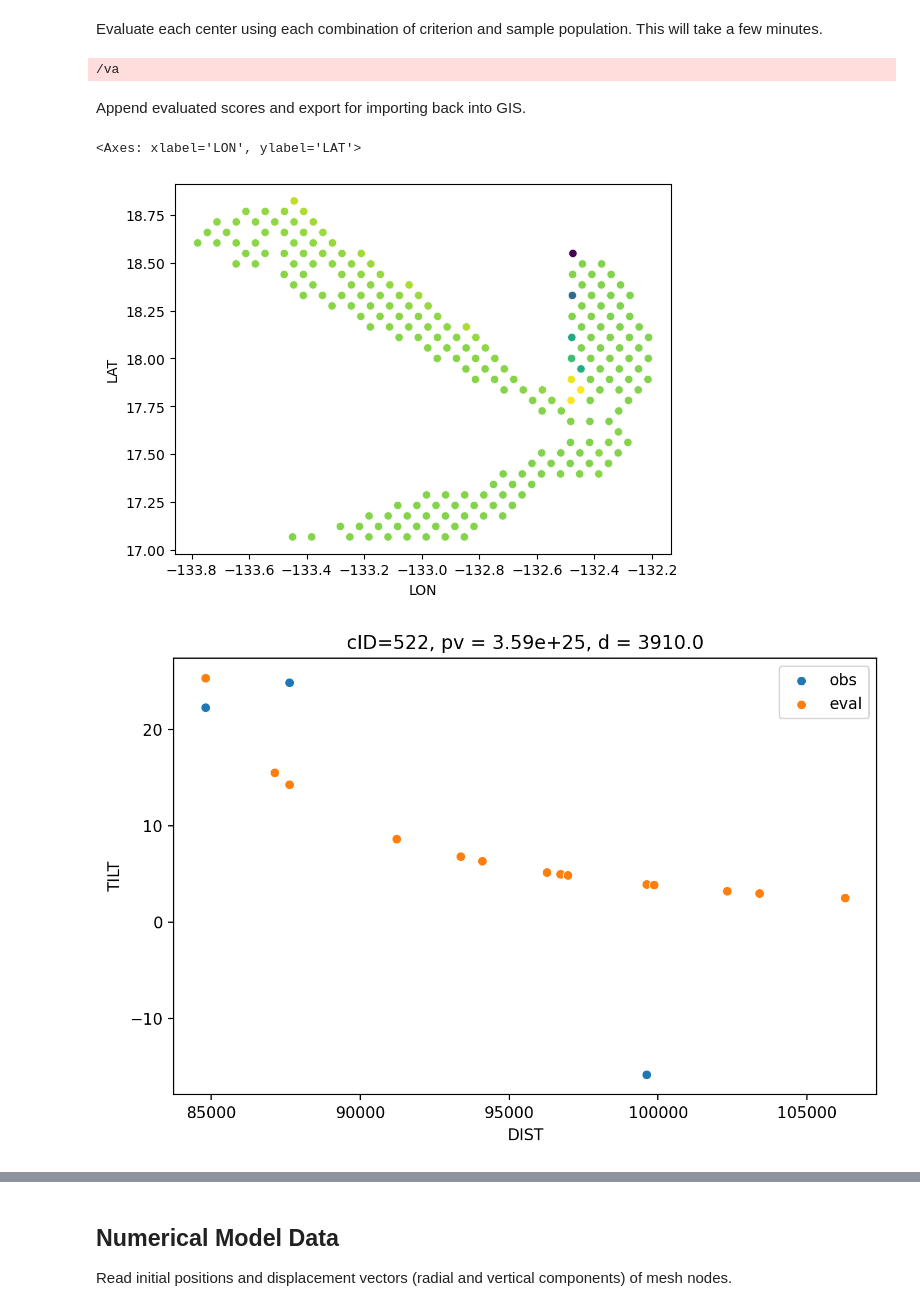
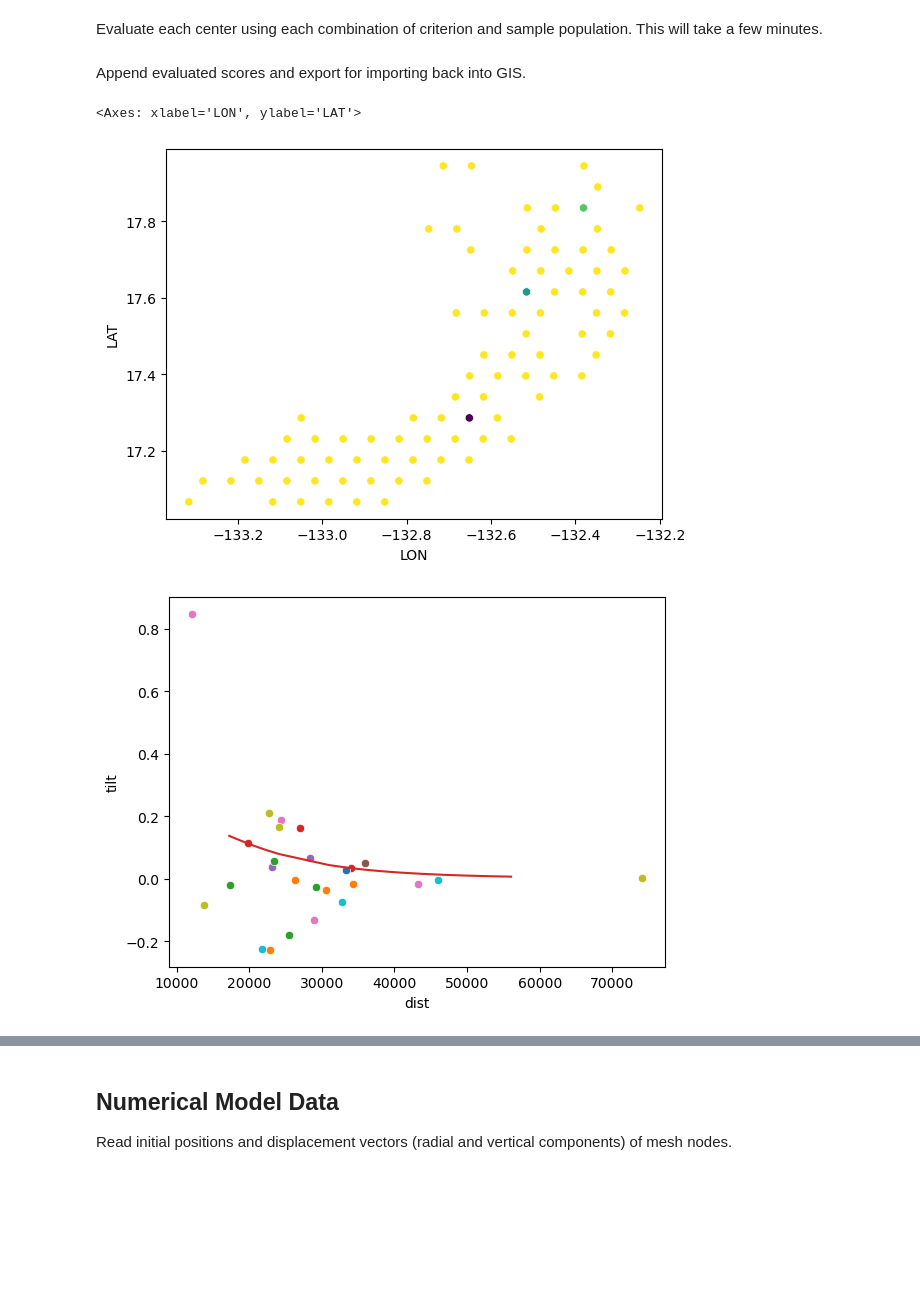
Before and after one commit to hernypeterson/thesis, a Jupyter notebook: code.ipynb, the cells around one changed output, grey strips where cells are left out. Drawn from its saved outputs; the diff is of its cells as text; code cells hidden in the pictures; blank space fills up the shorter version.

Commit message:
getting serious with this map data

```diff
--- a/code.ipynb
+++ b/code.ipynb
@@ -38,5 +38,12 @@ MAGMA_DENSITY = 2700
 MARS_GRAVITY = 3.72
 MARS_EQ_RADIUS = 3_396_200
 
+AZ1_UNCERTAINTY = 10 # degrees
+
 PLOT_WIDTH = 200_000
+LENGTH_SCALE_MULT = 1_000_000
+
+MAX_PV = 1e22
+TEST_D = 10000
+PV_OVER_K = 16 * np.pi * SHEAR_MODULUS / 9
 # %% [markdown]
@@ -214,10 +267,10 @@ pops = [
     # Population(),
     # Population(('flow',)),
     # Population(('channel',)),
-    # Population(name='SE', sIDs=SE),
+    Population(name='SE', sIDs=SE),
     # Population(name='SE_SUB1', sIDs=SE_SUB1),
-    Population(name='SE_SUB2', sIDs=SE_SUB2),
-    Population(name='SE_2', sIDs=SE_2),
+    # Population(name='SE_SUB2', sIDs=SE_SUB2),
+    # Population(name='SE_2', sIDs=SE_2),
 ]
 # %% [markdown]
 Define criteria for evaluating how well a center point explains a sample population.
@@ -288,7 +320,7 @@ criteria = [
 Evaluate each center using each combination of criterion and sample population. This will take a few minutes.
 # %%
 def evaluate(center: Center, pop: Population, crit: Criterion):
-    valid_subset = center.data.loc[(pop.sIDs, pop.feature), :][center.data['TILT'].notnull()]
+    valid_subset = center.data.loc[(pop.sIDs, pop.feature), :][center.data['tilt'].notnull()]
     return crit.func(valid_subset)
 
 
@@ -305,12 +337,10 @@ for center in centers_calc:
                         center_scores.append(val)
                 else:
                     center_scores.append(score)
-            except:
+            except: # refactor to handle specific errors
                 for i in range(crit.num):
                     center_scores.append(np.nan)
     scores[center.cID] = center_scores
-# %% [output]
-/va
 # %% [markdown]
 Append evaluated scores and export for importing back into GIS.
 # %%
@@ -341,22 +371,25 @@ centers_eval = centers_eval.replace([np.inf, -np.inf], np.nan)
 
 centers_eval.to_csv('centers_eval.csv')
 # %%
-sns.scatterplot(data=centers_eval,x='LON',y='LAT',c=centers_eval['SE_2_d'])
+sns.scatterplot(data=centers_eval,x='LON',y='LAT',c=centers_eval['SE_pv'])
 # %% [output]
 <Axes: xlabel='LON', ylabel='LAT'>
-[figure, old version]
+[figure, new version]
 # %%
 def spot_check(cID: int, pop: Population):
-    fig = plt.figure(figsize=(8, 5), dpi=200)
+    # fig = plt.figure(figsize=(8, 3), dpi=200)
     spot_check = centers_calc[cID - 1].data.loc[(pop.sIDs, pop.feature), :]
-    sns.scatterplot(data=spot_check,x='DIST',y='TILT',label='obs')
+    sns.scatterplot(data=spot_check,x='dist',y='tilt')
     eval = centers_eval.loc[cID]
     pv = eval[f'{pop.name}_pv']
     d = eval[f'{pop.name}_d']
-    sns.scatterplot(x=spot_check['DIST'],y=mogi_tilt(spot_check['DIST'], pv, d),label='eval')
-    plt.title(f"{cID=}, pv = {round(pv, -22)}, d = {round(d, -1)}")
+    sns.lineplot(x=spot_check['dist'],y=mogi_tilt(spot_check['dist'], pv, d))
+    # plt.title(f"{cID=}, pv = {round(pv, -22)}, d = {round(d, -1)}")
 
-
-spot_check(522, pops[0])
+for i in range(400,600):
+    try:
+        spot_check(i, pops[0])
+    except:
+        continue
 # %% [output]
-[figure, old version]
+[figure, new version]
```
Also changed, not shown: parts of 16 cells of this notebook, 2 other files.
